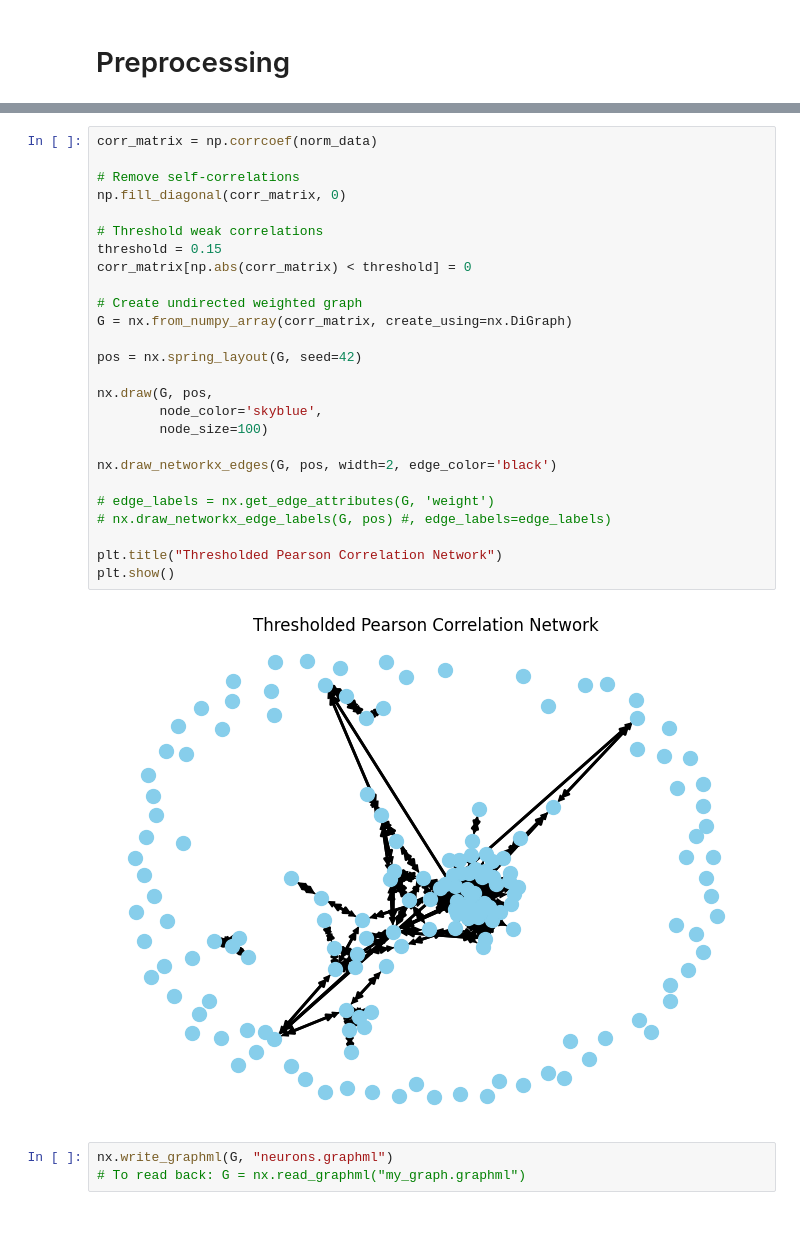
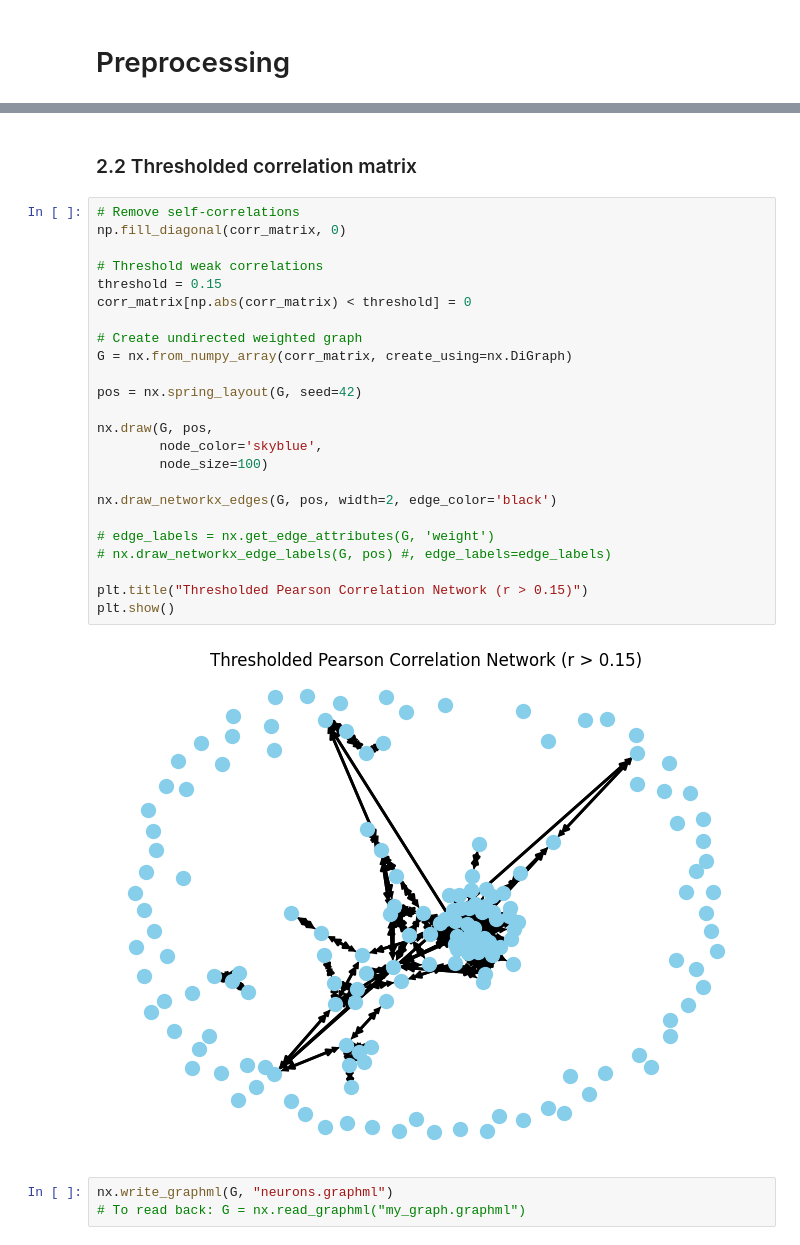
Before and after one commit to c-carolinel/jc, a Jupyter notebook: 1_preprocessing.ipynb, the cells around one changed output, grey strips where cells are left out. Saved outputs shown, nothing was run; the diff lists cells and outputs as text.

```diff
--- a/1_preprocessing.ipynb
+++ b/1_preprocessing.ipynb
@@ -156,31 +46,31 @@ plt.show()
+# %% [markdown]
+### 2.2 Thresholded correlation matrix
 # %%
-corr_matrix = np.corrcoef(norm_data)
-
 # Remove self-correlations
 np.fill_diagonal(corr_matrix, 0)
 
 # Threshold weak correlations
 threshold = 0.15
 corr_matrix[np.abs(corr_matrix) < threshold] = 0
 
 # Create undirected weighted graph
 G = nx.from_numpy_array(corr_matrix, create_using=nx.DiGraph)
 
 pos = nx.spring_layout(G, seed=42)
 
 nx.draw(G, pos,
         node_color='skyblue',
         node_size=100)
 
 nx.draw_networkx_edges(G, pos, width=2, edge_color='black')
 
 # edge_labels = nx.get_edge_attributes(G, 'weight')
 # nx.draw_networkx_edge_labels(G, pos) #, edge_labels=edge_labels)
 
-plt.title("Thresholded Pearson Correlation Network")
+plt.title("Thresholded Pearson Correlation Network (r > 0.15)")
 plt.show()
 # %% [output]
-[figure, old version]
+[figure, new version]
 # %%
 nx.write_graphml(G, "neurons.graphml")
 # To read back: G = nx.read_graphml("my_graph.graphml")
```
Also changed, not shown: parts of 18 cells of this notebook, 1 other file.
